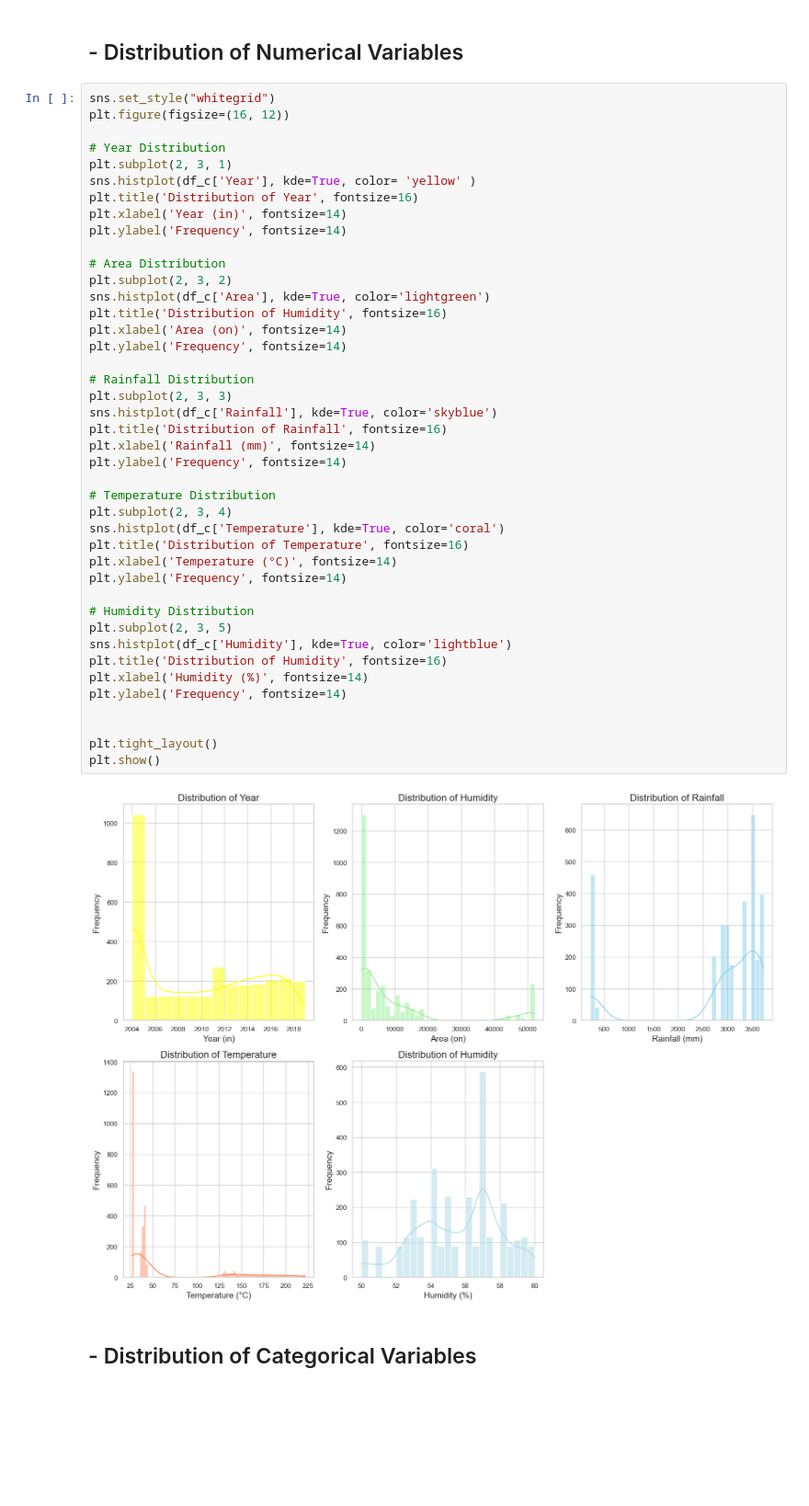
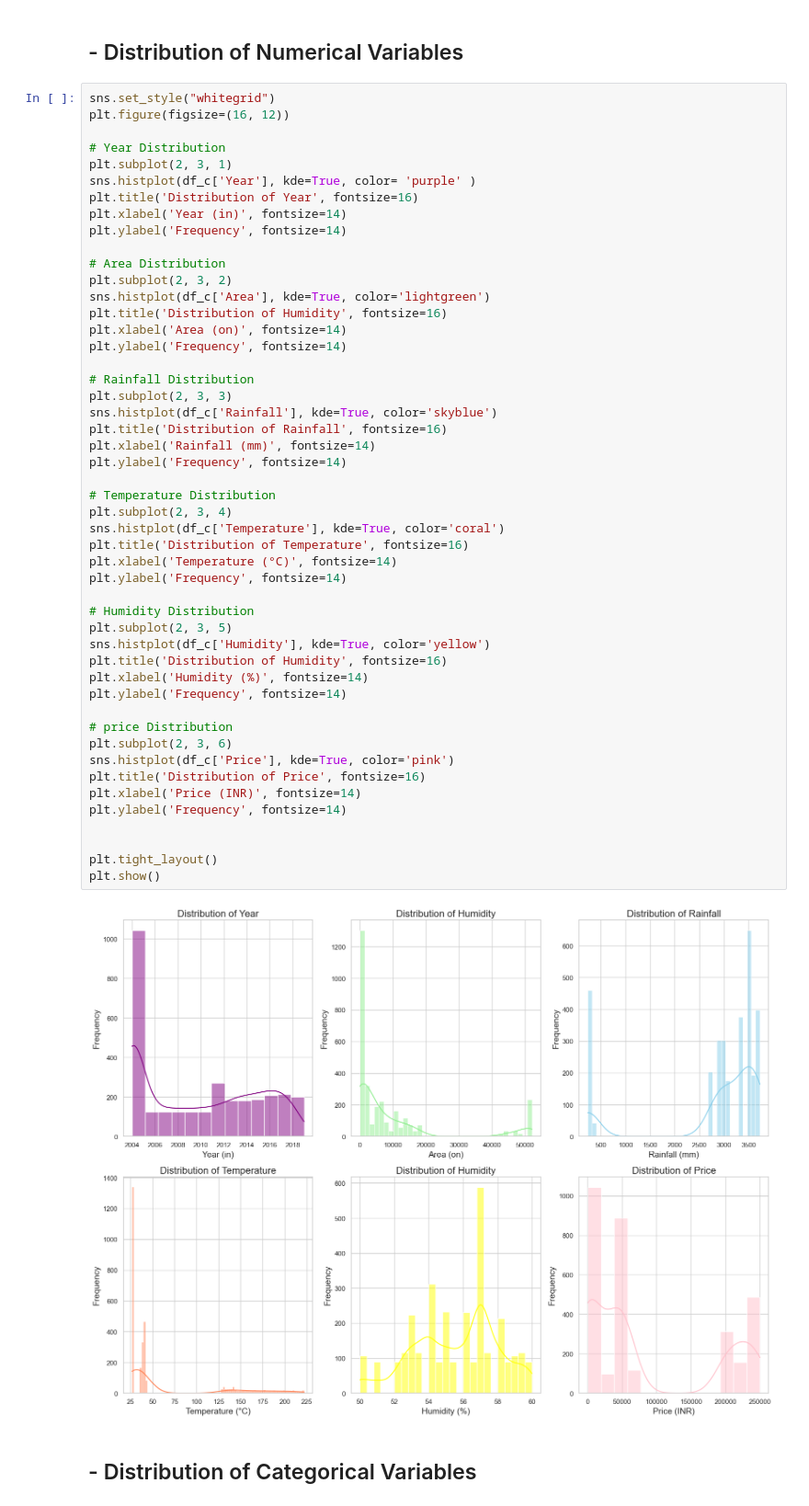
Before and after one commit to dinithaw/big-data-analytics, a Jupyter notebook: cw.ipynb, the cells around one changed output. Shown at 92% size. Cells and saved outputs as stored; diff of their text form; blank space fills up the shorter version.

```diff
--- a/visualization.ipynb
+++ b/cw.ipynb
@@ -535,7 +580,7 @@ plt.figure(figsize=(16, 12))
 
 # Year Distribution
 plt.subplot(2, 3, 1)
-sns.histplot(df_c['Year'], kde=True, color= 'yellow' )
+sns.histplot(df_c['Year'], kde=True, color= 'purple' )
 plt.title('Distribution of Year', fontsize=16)
 plt.xlabel('Year (in)', fontsize=14)
 plt.ylabel('Frequency', fontsize=14)
@@ -544,35 +589,42 @@ plt.ylabel('Frequency', fontsize=14)
 plt.subplot(2, 3, 2)
 sns.histplot(df_c['Area'], kde=True, color='lightgreen')
 plt.title('Distribution of Humidity', fontsize=16)
 plt.xlabel('Area (on)', fontsize=14)
 plt.ylabel('Frequency', fontsize=14)
 
 # Rainfall Distribution
 plt.subplot(2, 3, 3)
 sns.histplot(df_c['Rainfall'], kde=True, color='skyblue')
 plt.title('Distribution of Rainfall', fontsize=16)
 plt.xlabel('Rainfall (mm)', fontsize=14)
 plt.ylabel('Frequency', fontsize=14)
 
 # Temperature Distribution
 plt.subplot(2, 3, 4)
 sns.histplot(df_c['Temperature'], kde=True, color='coral')
 plt.title('Distribution of Temperature', fontsize=16)
 plt.xlabel('Temperature (°C)', fontsize=14)
 plt.ylabel('Frequency', fontsize=14)
 
 # Humidity Distribution
 plt.subplot(2, 3, 5)
-sns.histplot(df_c['Humidity'], kde=True, color='lightblue')
+sns.histplot(df_c['Humidity'], kde=True, color='yellow')
 plt.title('Distribution of Humidity', fontsize=16)
 plt.xlabel('Humidity (%)', fontsize=14)
+plt.ylabel('Frequency', fontsize=14)
+
+# price Distribution
+plt.subplot(2, 3, 6)
+sns.histplot(df_c['Price'], kde=True, color='pink')
+plt.title('Distribution of Price', fontsize=16)
+plt.xlabel('Price (INR)', fontsize=14)
 plt.ylabel('Frequency', fontsize=14)
 
 
 plt.tight_layout()
 plt.show()
 # %% [output]
-[figure, old version]
+[figure, new version]
 # %% [markdown]
 ## - Distribution of Categorical Variables
 # %%
```
Also changed, not shown: parts of 31 cells of this notebook, 2 other files.
